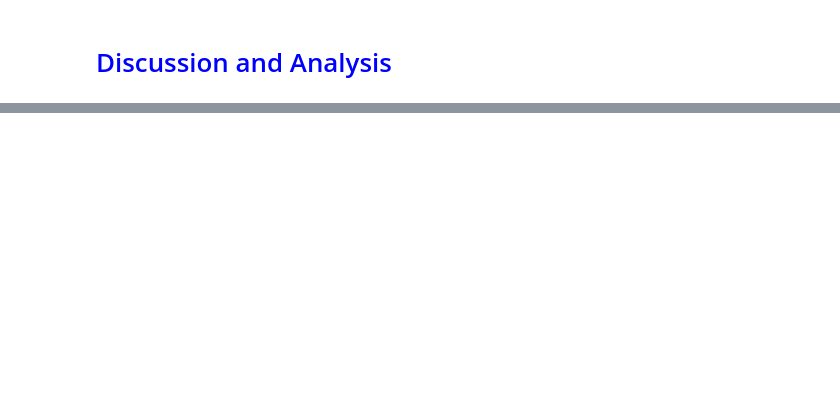
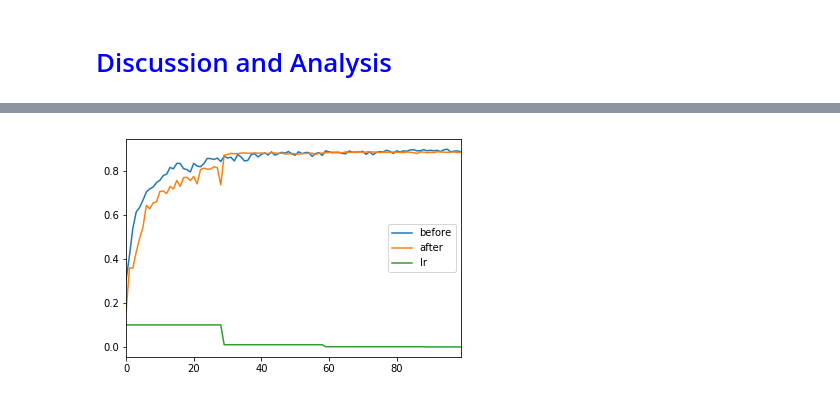
Before and after one commit to stmoon/CS470, a Jupyter notebook: CS470_Assignment_1_CNN_classification_with_Cifar10_v3.ipynb, the cells around one changed output, grey strips where cells are left out. Saved outputs shown, nothing was run; the diff lists cells and outputs as text; code cells hidden in the pictures; blank space fills up the shorter version.

Commit message:
Colaboratory를 통해 생성됨

```diff
--- a/CS470_Assignment_1_CNN_classification_with_Cifar10_v3.ipynb
+++ b/CS470_Assignment_1_CNN_classification_with_Cifar10_v3.ipynb
@@ -429,0 +497,21 @@ prediction : car
+# %%
+import pandas as pd
+import matplotlib.pyplot as plt
+%matplotlib inline
+
+ckpt_dir = os.path.join(gdrive_root, 'Colab Notebooks')
+
+ckpt_path = os.path.join(ckpt_dir, 'adaptive_lr_before.csv')
+df_before = pd.read_csv(ckpt_path)
+
+ckpt_path = os.path.join(ckpt_dir, 'adaptive_lr_after2.csv')
+df_after = pd.read_csv(ckpt_path)
+
+df_before['test_acc'].plot(label='before')
+df_after['test_acc'].plot(label='after')
+df_after['lr'].plot(label='lr')
+
+plt.legend()
+plt.show()
+# %% [output]
+[figure, added]
```
Also changed, not shown: parts of 21 cells of this notebook.
